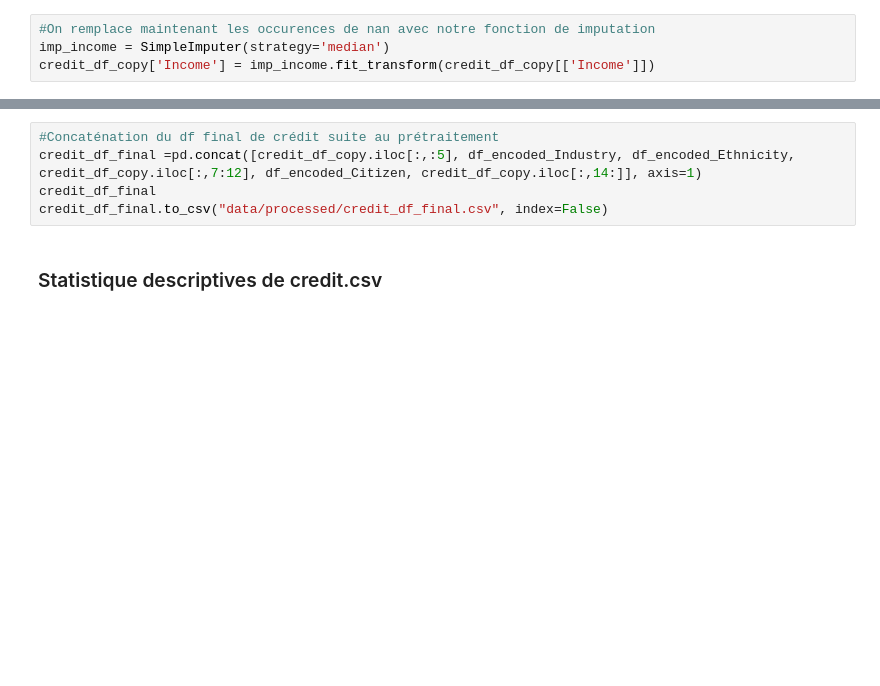
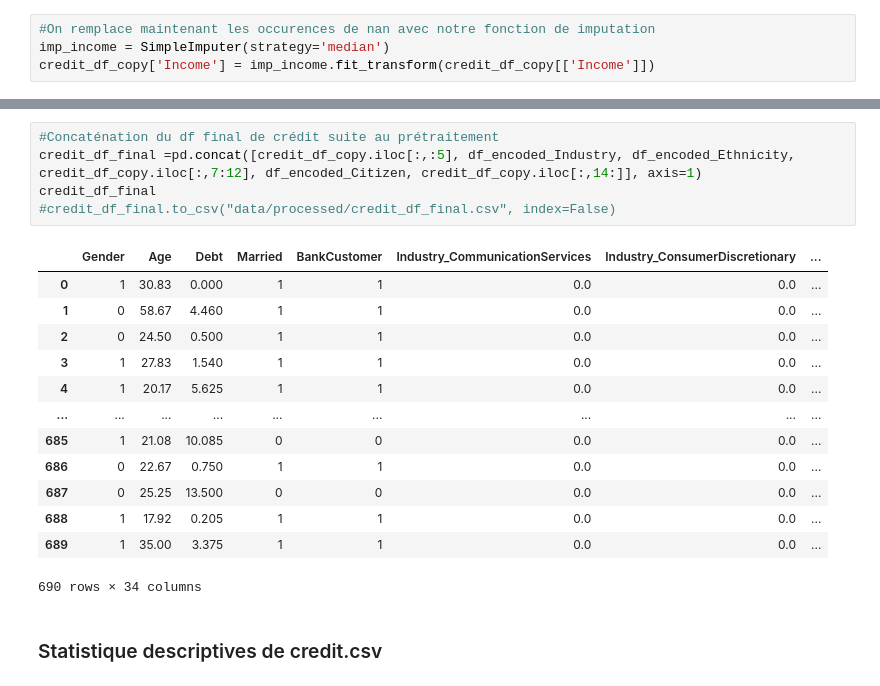
Before and after one commit to LoicDegni/income-credit-risk-analysis, a Jupyter notebook: credit_risk_analysis.ipynb, the cells around one changed output, grey strips where cells are left out. Saved outputs shown, nothing was run; the diff lists cells and outputs as text; blank space fills up the shorter version.

```diff
--- a/credit_risk_analysis.ipynb
+++ b/credit_risk_analysis.ipynb
@@ -164,8 +284,22 @@ credit_df_copy.loc[index_revenu_cible]['Income']
 # %%
 #Concaténation du df final de crédit suite au prétraitement
 credit_df_final =pd.concat([credit_df_copy.iloc[:,:5], df_encoded_Industry, df_encoded_Ethnicity, credit_df_copy.iloc[:,7:12], df_encoded_Citizen, credit_df_copy.iloc[:,14:]], axis=1)
 credit_df_final
-credit_df_final.to_csv("data/processed/credit_df_final.csv", index=False)
+#credit_df_final.to_csv("data/processed/credit_df_final.csv", index=False)
+# %% [output]
+|  | Gender | Age | Debt | Married | BankCustomer | Industry_CommunicationServices | Industry_ConsumerDiscretionary | ... |
+| 0 | 1 | 30.83 | 0.000 | 1 | 1 | 0.0 | 0.0 | ... |
+| 1 | 0 | 58.67 | 4.460 | 1 | 1 | 0.0 | 0.0 | ... |
+| 2 | 0 | 24.50 | 0.500 | 1 | 1 | 0.0 | 0.0 | ... |
+| 3 | 1 | 27.83 | 1.540 | 1 | 1 | 0.0 | 0.0 | ... |
+| 4 | 1 | 20.17 | 5.625 | 1 | 1 | 0.0 | 0.0 | ... |
+| ... | ... | ... | ... | ... | ... | ... | ... | ... |
+| 685 | 1 | 21.08 | 10.085 | 0 | 0 | 0.0 | 0.0 | ... |
+| 686 | 0 | 22.67 | 0.750 | 1 | 1 | 0.0 | 0.0 | ... |
+| 687 | 0 | 25.25 | 13.500 | 0 | 0 | 0.0 | 0.0 | ... |
+| 688 | 1 | 17.92 | 0.205 | 1 | 1 | 0.0 | 0.0 | ... |
+| 689 | 1 | 35.00 | 3.375 | 1 | 1 | 0.0 | 0.0 | ... |
+690 rows × 34 columns
 # %% [markdown]
 ### Statistique descriptives de credit.csv
 # %% [markdown]
```
Also changed, not shown: parts of 56 cells of this notebook, 2 other files.
